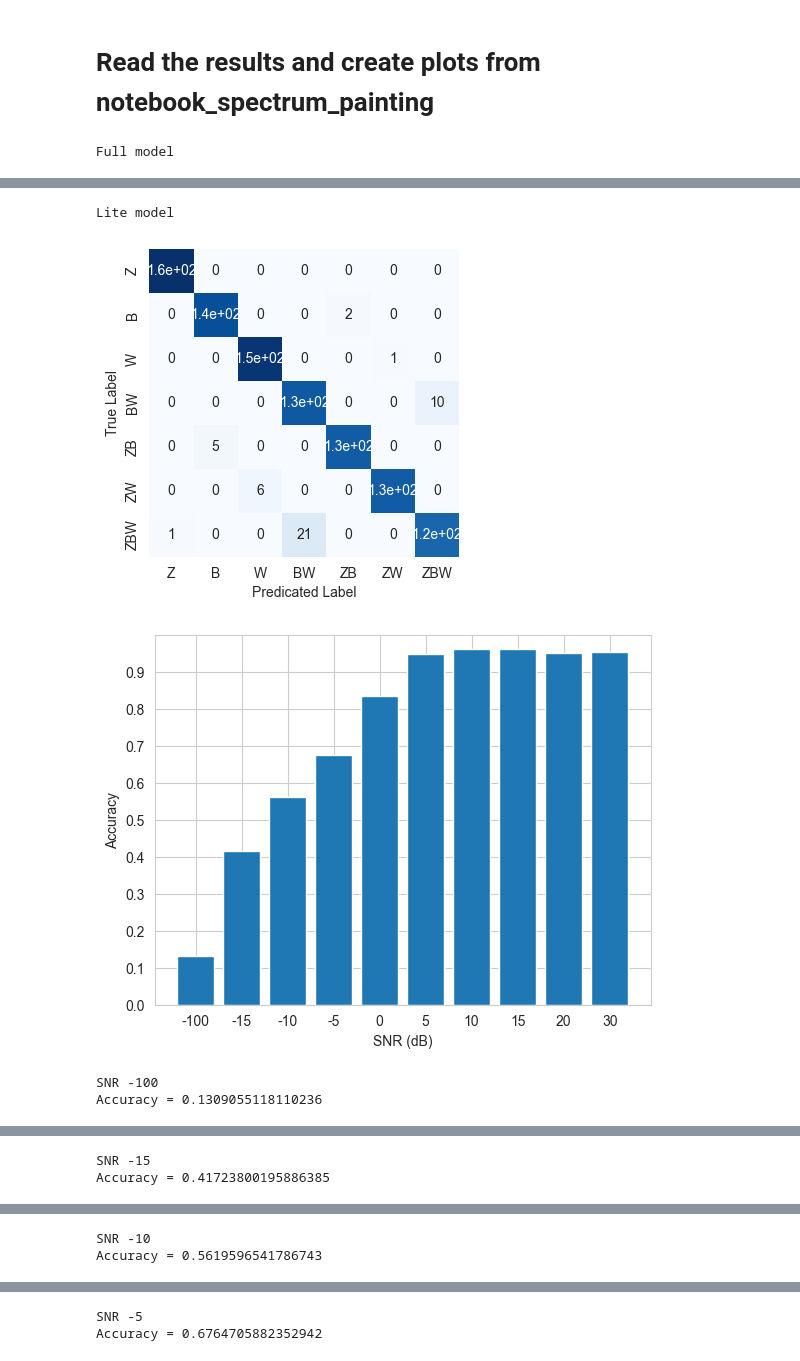
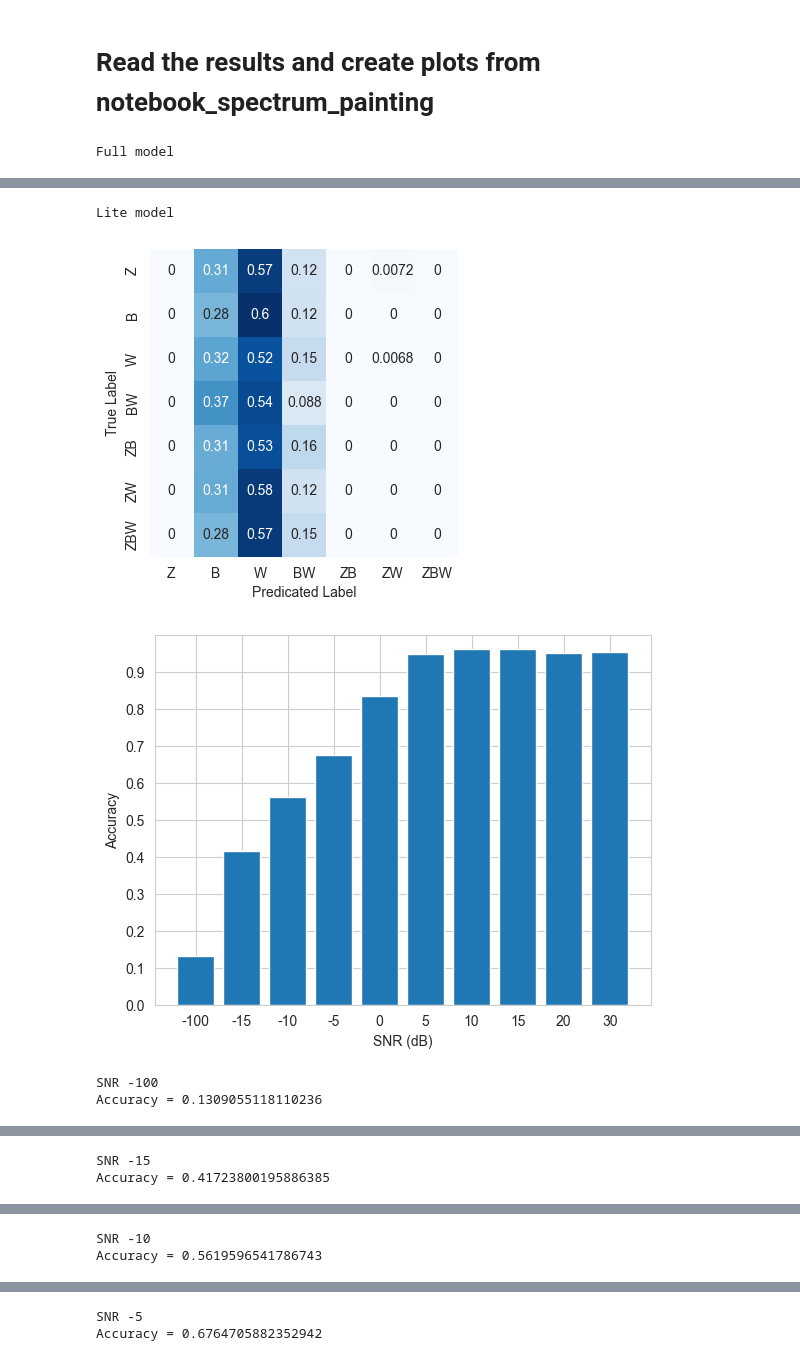
Before and after one commit to sds100/TinyMLSpectrumSensing, a Jupyter notebook: training/notebook_paper_plotting.ipynb, the cells around one changed output, grey strips where cells are left out. Saved outputs shown, nothing was run; the diff lists cells and outputs as text; code cells hidden in the pictures.

Commit message:
changes to paper plotting

```diff
--- a/training/notebook_paper_plotting.ipynb
+++ b/training/notebook_paper_plotting.ipynb
@@ -162,7 +162,7 @@ def calc_accuracy(y_test, predictions) -> float:
     return np.mean(np.asarray(y_test) == np.asarray(predictions))
 
 
-confusion_matrix_snr = 30
+confusion_matrix_snr = -100
 confusion_matrix_result: SpectrumPaintingResult = results[confusion_matrix_snr]
 
 
@@ -170,10 +170,9 @@ def plot_confusion_matrix(y_test,
                           y_predictions,
                           label_names: List[str]):
     cm = confusion_matrix(y_test, y_predictions)
-    # row_sums = cm.sum(axis=1)[:, np.newaxis]
-    #
-    # if row_sums > 0:
-    #     cm = (cm.astype(np.float32) / row_sums)
+    row_sums = cm.sum(axis=1)[:, np.newaxis]
+
+    cm = (cm.astype(np.float32) / row_sums)
 
     plt.figure(figsize=(4, 4))
     plot = heatmap(cm, xticklabels=label_names, yticklabels=label_names, annot=True, cmap='Blues', cbar=False)
@@ -258,5 +257,5 @@ Full model
 Lite model
-[figure, old version]
+[figure, new version]
 [figure]
 SNR -100
 Accuracy = 0.1309055118110236
```
Also changed, not shown: parts of 1 cell of this notebook.
